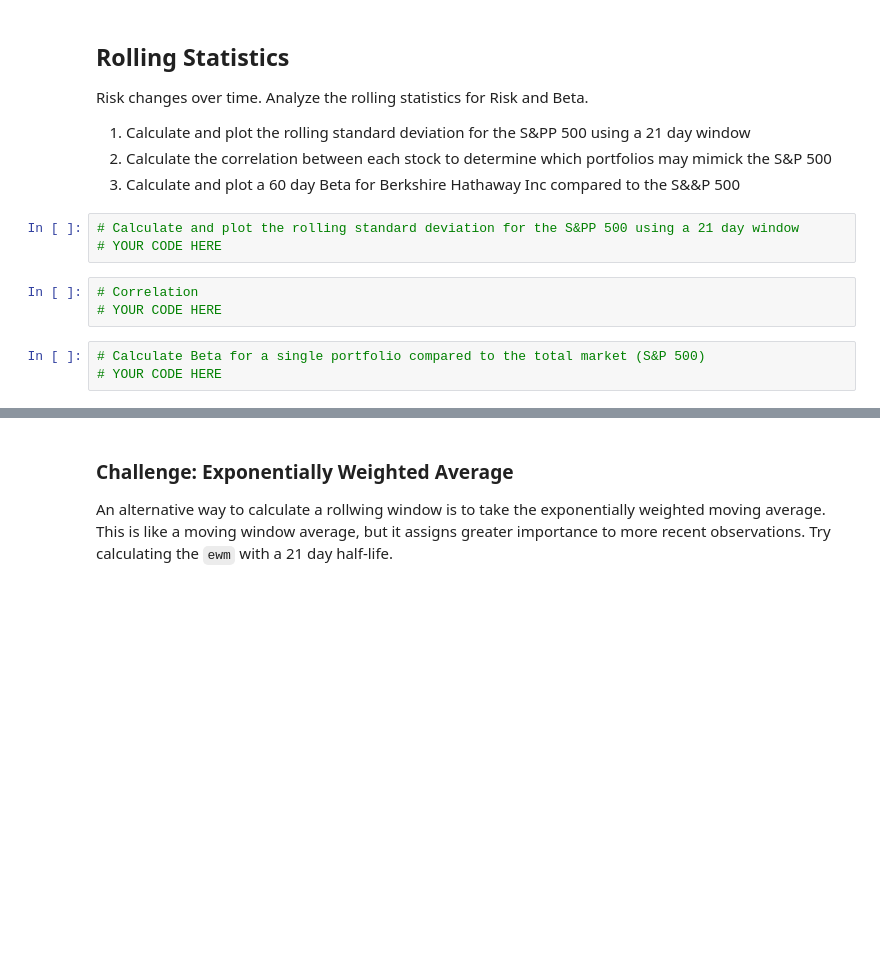
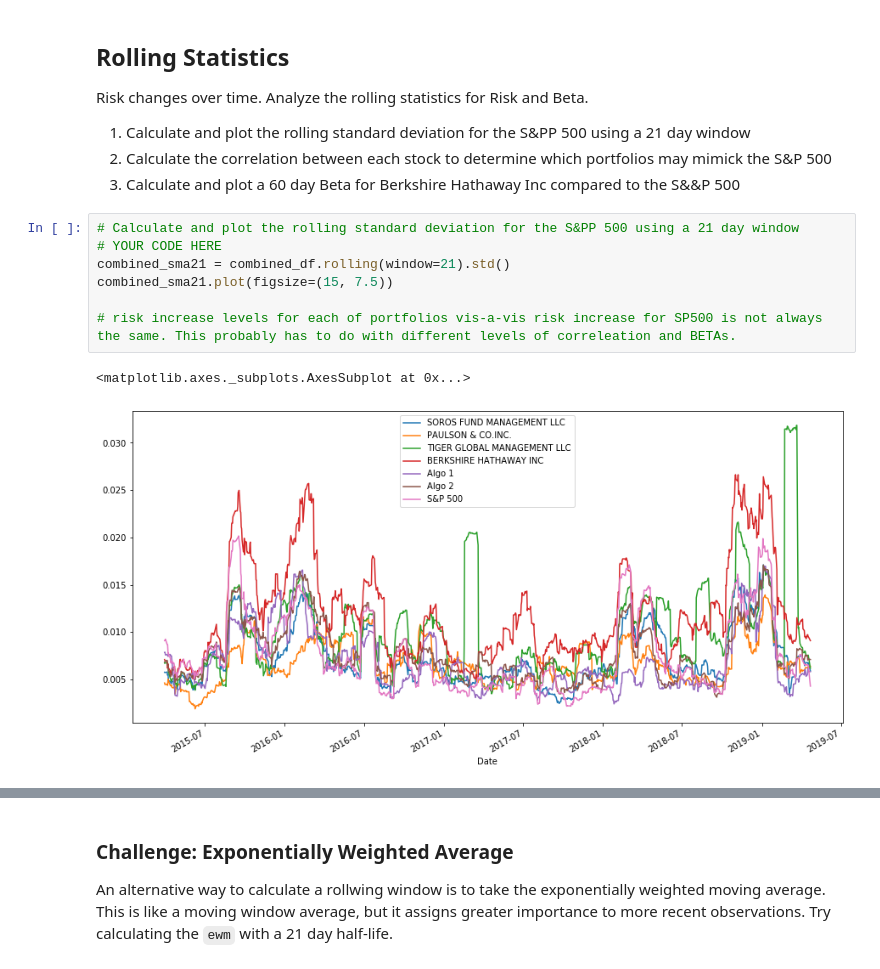
Before and after one commit to SWesterburger/pandas-homework, a Jupyter notebook: Starter_Code/whale_analysis.ipynb, the cells around one changed output, grey strips where cells are left out. Saved outputs shown, nothing was run; the diff lists cells and outputs as text; blank space fills up the shorter version.

```diff
--- a/Starter_Code/whale_analysis.ipynb
+++ b/Starter_Code/whale_analysis.ipynb
@@ -366,9 +388,10 @@ Risk changes over time. Analyze the rolling statistics for Risk and Beta.
 # %%
 # Calculate and plot the rolling standard deviation for the S&PP 500 using a 21 day window
 # YOUR CODE HERE
+combined_sma21 = combined_df.rolling(window=21).std()
+combined_sma21.plot(figsize=(15, 7.5))
+
+# risk increase levels for each of portfolios vis-a-vis risk increase for SP500 is not always the same. This probably has to do with different levels of correleation and BETAs.
+# %% [output]
+<matplotlib.axes._subplots.AxesSubplot at 0x...>
+[figure, added]
-# %%
-# Correlation
-# YOUR CODE HERE
-# %%
-# Calculate Beta for a single portfolio compared to the total market (S&P 500)
-# YOUR CODE HERE
```
Also changed, not shown: parts of 9 cells of this notebook.
